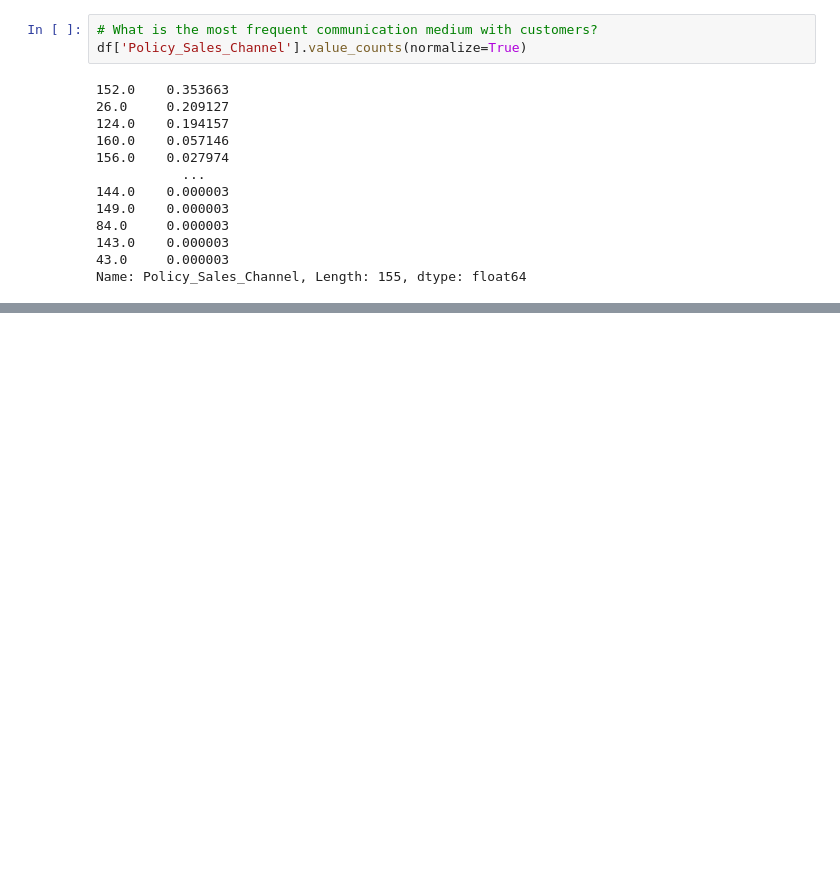
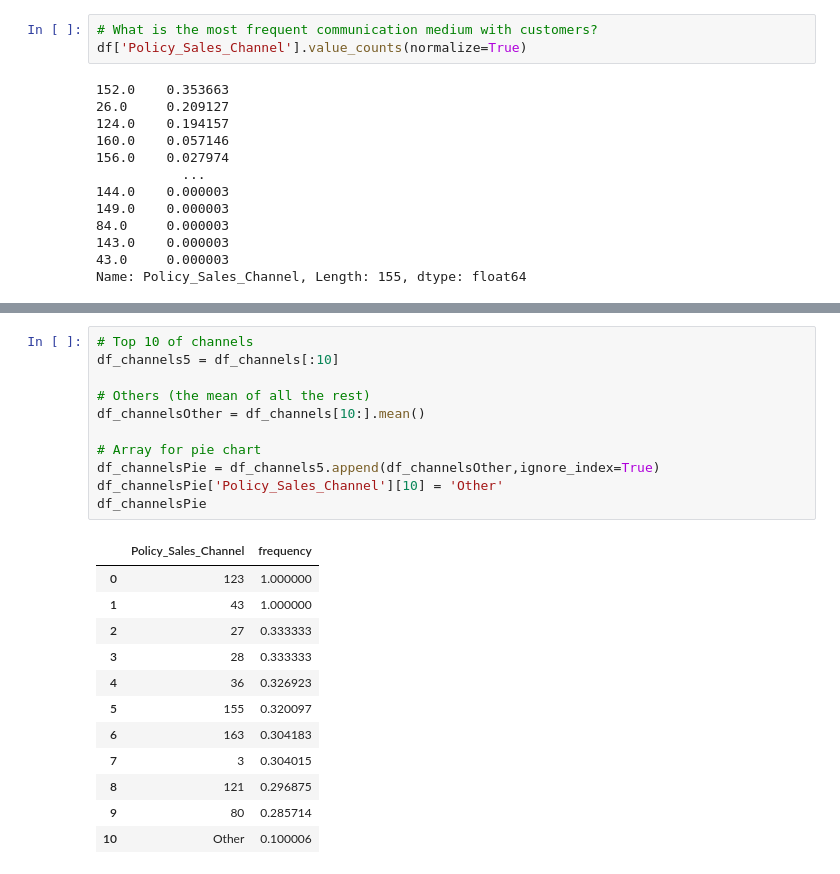
Before and after one commit to asyntychaki/Health-Insurance-Cross-Sell, a Jupyter notebook: 2-Channels-Insurance.ipynb, the cells around one changed output, grey strips where cells are left out. Cells and saved outputs as stored; diff of their text form; blank space fills up the shorter version.

```diff
--- a/2-Channels-Insurance.ipynb
+++ b/2-Channels-Insurance.ipynb
@@ -60,0 +63,24 @@ df.groupby(['Policy_Sales_Channel']).mean()['Response'].sort_values(ascending=Fa
+# %%
+# Top 10 of channels
+df_channels5 = df_channels[:10]
+
+# Others (the mean of all the rest)
+df_channelsOther = df_channels[10:].mean()
+
+# Array for pie chart
+df_channelsPie = df_channels5.append(df_channelsOther,ignore_index=True)
+df_channelsPie['Policy_Sales_Channel'][10] = 'Other'
+df_channelsPie
+# %% [output]
+|  | Policy_Sales_Channel | frequency |
+| 0 | 123 | 1.000000 |
+| 1 | 43 | 1.000000 |
+| 2 | 27 | 0.333333 |
+| 3 | 28 | 0.333333 |
+| 4 | 36 | 0.326923 |
+| 5 | 155 | 0.320097 |
+| 6 | 163 | 0.304183 |
+| 7 | 3 | 0.304015 |
+| 8 | 121 | 0.296875 |
+| 9 | 80 | 0.285714 |
+| 10 | Other | 0.100006 |
```
Also changed, not shown: parts of 3 cells of this notebook, 2 other files.
